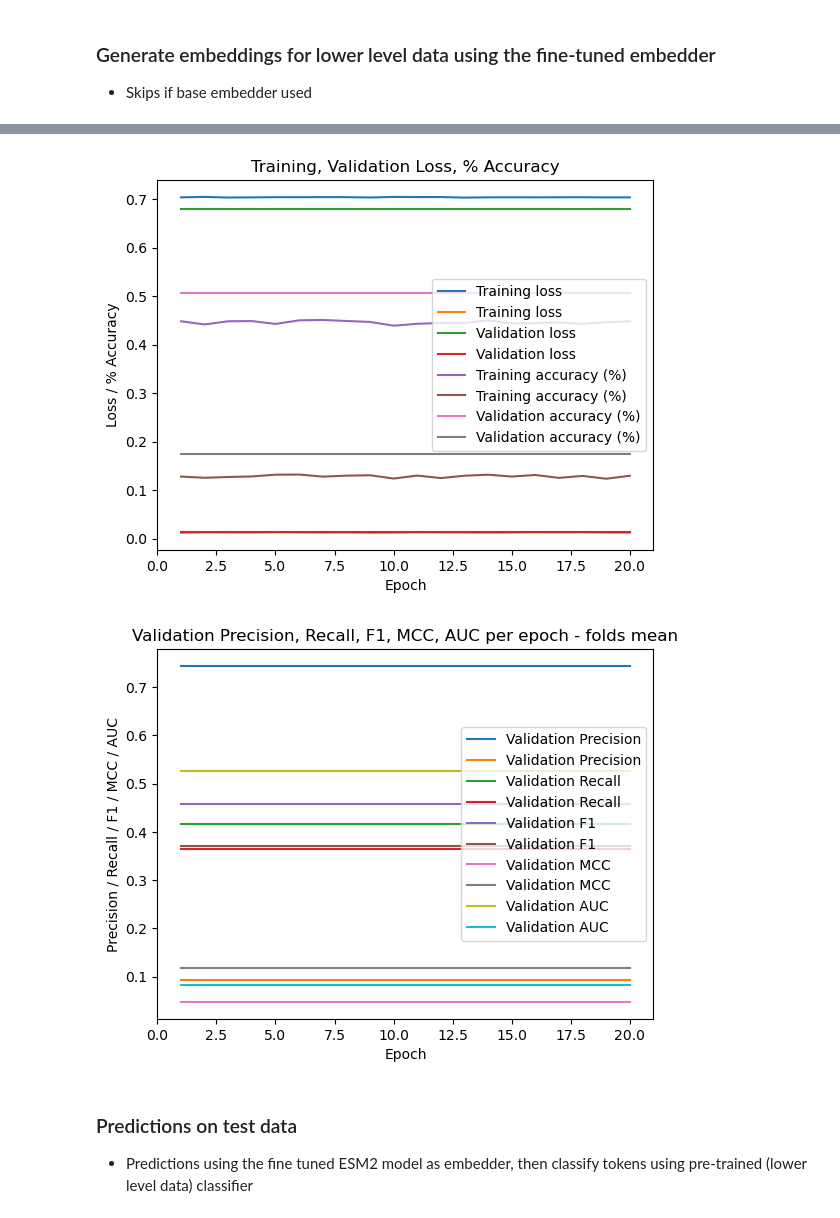
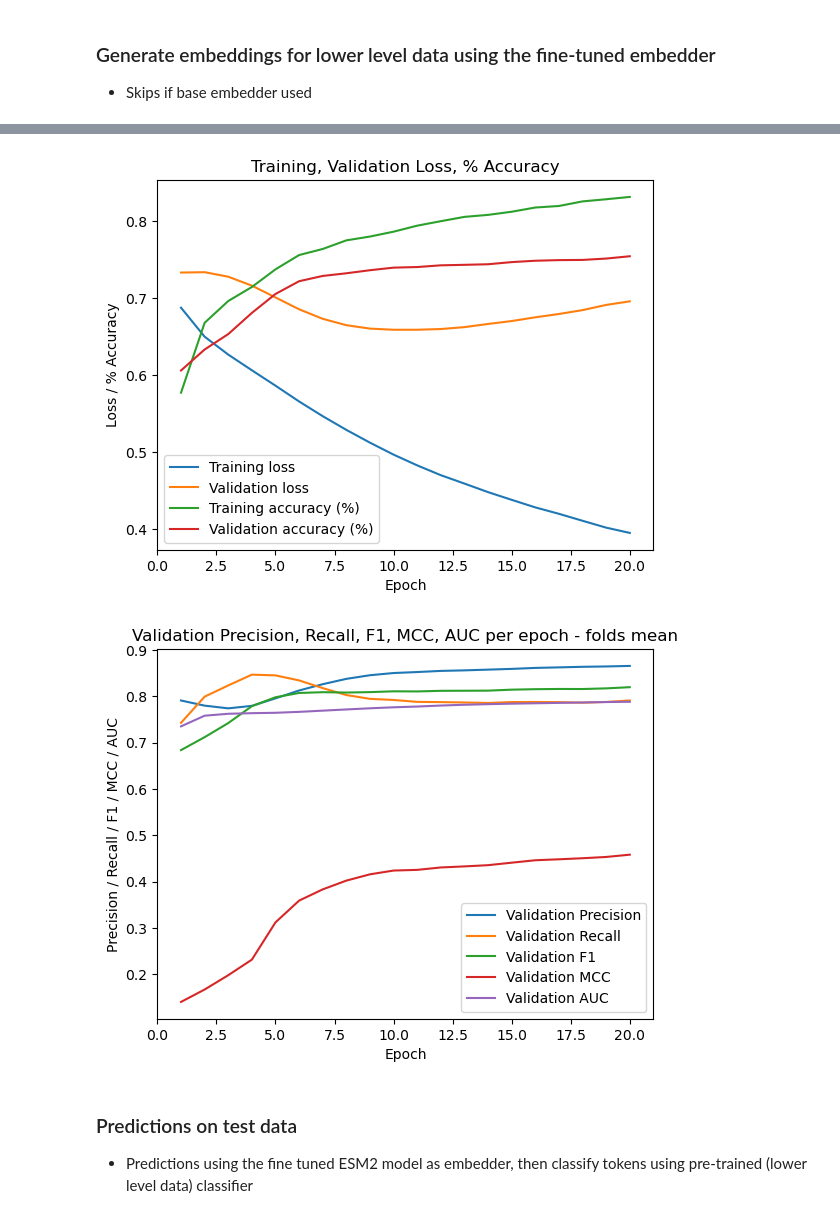
Before and after one commit to harryb257/MScProject, a Jupyter notebook: ESM2 finetune.ipynb, the cells around one changed output, grey strips where cells are left out. Drawn from its saved outputs; the diff is of its cells as text; code cells hidden in the pictures.

Commit message:
add device handling throughout, troubleshoot clf functions and update

```diff
--- a/ESM2 finetune.ipynb
+++ b/ESM2 finetune.ipynb
@@ -135,6 +161,6 @@ def select_datasets(pathogen_dir):
 # Assign to variables for automatic csv selection in code
 lower_level, higher_level, target = select_datasets(pathogen_dir)
 
-device = torch.device("mps" if torch.backends.mps.is_available() else "cpu")
+# device = torch.device("mps" if torch.backends.mps.is_available() else "cpu")
 
-model.to(device)
+# model.to(device)
@@ -319,7 +327,7 @@ def batch_create(dataset, tokenizer, model):
         if no_fine_tuning == True:
 
             # Freeze model weights and calculate embeddings
-            with torch.no_grad():
+            with torch.inference_mode():
 
                 # Use the base model to generate embeddings
                 outputs = model(**inputs)
@@ -415,7 +423,7 @@ def preprocess_csv(csv_file):
     # Delete unlabelled rows
     preprocessed_df = delete_unlabelled_rows(preprocessed_df)
 
-    preprocessed_df = preprocessed_df.sample(frac=0.01)
+    # preprocessed_df = preprocessed_df.sample(frac=0.01)
 
     return preprocessed_df
 
@@ -454,7 +462,9 @@ if no_fine_tuning == False:
     for fold in range(1, 6):
         split = f'split_{fold:02d}_20'
 
-x
+        train_splits[fold] = (df_higher[df_higher['Info_split'] != split].reset_index(drop=True))
+
+        val_splits[fold] = (df_higher[df_higher['Info_split'] == split].reset_index(drop=True))
 
     # Final model: use all labelled data
     train_splits['final'] = df_higher.reset_index(drop=True)
@@ -751,4 +704,4 @@ pos_weight = torch.tensor([total/(2*pos_class)])
 
 # Concat tensors
 weight = torch.cat([neg_weight, pos_weight])
-weight
+weight = weight.to(device)
@@ -1038,36 +994,36 @@ Final Trained Model Metrics
 # Plot mean loss per epoch
 fig = plt.figure()
 ax = fig.add_subplot(1, 1, 1)
-ax.plot(range(1, len(clf_validation_avg_metrics)+1), clf_validation_avg_metrics['train_loss'], label='Training loss')
-ax.plot(range(1, len(clf_validation_avg_metrics)+1), clf_validation_avg_metrics['val_loss'], label='Validation loss')
-ax.plot(range(1, len(clf_validation_avg_metrics)+1), clf_validation_avg_metrics['train_acc'], label='Training accuracy (%)')
-ax.plot(range(1, len(clf_validation_avg_metrics)+1), clf_validation_avg_metrics['val_acc'], label='Validation accuracy (%)')
+ax.plot(range(1, len(clf_validation_avg_metrics)+1), clf_validation_avg_metrics[('train_loss','mean')], label='Training loss')
+ax.plot(range(1, len(clf_validation_avg_metrics)+1), clf_validation_avg_metrics[('val_loss','mean')], label='Validation loss')
+ax.plot(range(1, len(clf_validation_avg_metrics)+1), clf_validation_avg_metrics[('train_acc','mean')], label='Training accuracy (%)')
+ax.plot(range(1, len(clf_validation_avg_metrics)+1), clf_validation_avg_metrics[('val_acc','mean')], label='Validation accuracy (%)')
 ax.set_xlabel('Epoch')
 ax.set_ylabel('Loss / % Accuracy')
 ax.set_title('Training, Validation Loss, % Accuracy')
-ax.set_xlim(0, len(clf_trained_avg_metrics)+1)
+ax.set_xlim(0, len(clf_validation_avg_metrics)+1)
 
 ax.legend()
 plt.show()
 # %% [output]
-[figure, old version]
+[figure, new version]
 # %%
 fig = plt.figure()
 ax = fig.add_subplot(1, 1, 1)
-ax.plot(range(1, len(clf_validation_avg_metrics)+1), clf_validation_avg_metrics['val_precision'], label='Validation Precision')
-ax.plot(range(1, len(clf_validation_avg_metrics)+1), clf_validation_avg_metrics['val_recall'], label='Validation Recall')
-ax.plot(range(1, len(clf_validation_avg_metrics)+1), clf_validation_avg_metrics['val_f1'], label='Validation F1')
-ax.plot(range(1, len(clf_validation_avg_metrics)+1), clf_validation_avg_metrics['val_mcc'], label='Validation MCC')
-ax.plot(range(1, len(clf_validation_avg_metrics)+1), clf_validation_avg_metrics['val_auc'], label='Validation AUC')
+ax.plot(range(1, len(clf_validation_avg_metrics)+1), clf_validation_avg_metrics[('val_precision','mean')], label='Validation Precision')
+ax.plot(range(1, len(clf_validation_avg_metrics)+1), clf_validation_avg_metrics[('val_recall','mean')], label='Validation Recall')
+ax.plot(range(1, len(clf_validation_avg_metrics)+1), clf_validation_avg_metrics[('val_f1','mean')], label='Validation F1')
+ax.plot(range(1, len(clf_validation_avg_metrics)+1), clf_validation_avg_metrics[('val_mcc','mean')], label='Validation MCC')
+ax.plot(range(1, len(clf_validation_avg_metrics)+1), clf_validation_avg_metrics[('val_auc','mean')], label='Validation AUC')
 ax.set_xlabel('Epoch')
 ax.set_ylabel('Precision / Recall / F1 / MCC / AUC')
 ax.set_title('Validation Precision, Recall, F1, MCC, AUC per epoch - folds mean')
 ax.set_xlim(0, len(clf_trained_avg_metrics)+1)
 
 ax.legend()
 plt.show()
 # %% [output]
-[figure, old version]
+[figure, new version]
 # %% [markdown]
 ### Predictions on test data
 
```
Also changed, not shown: parts of 10 cells of this notebook.
